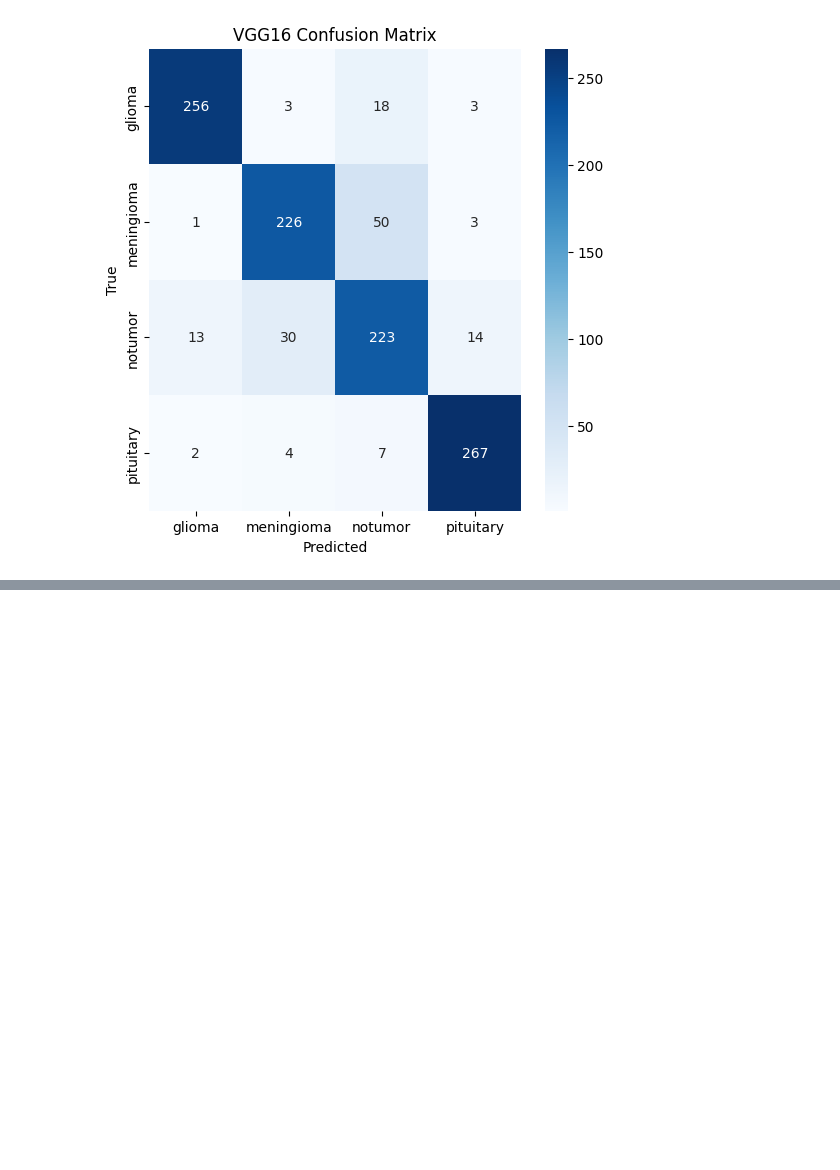
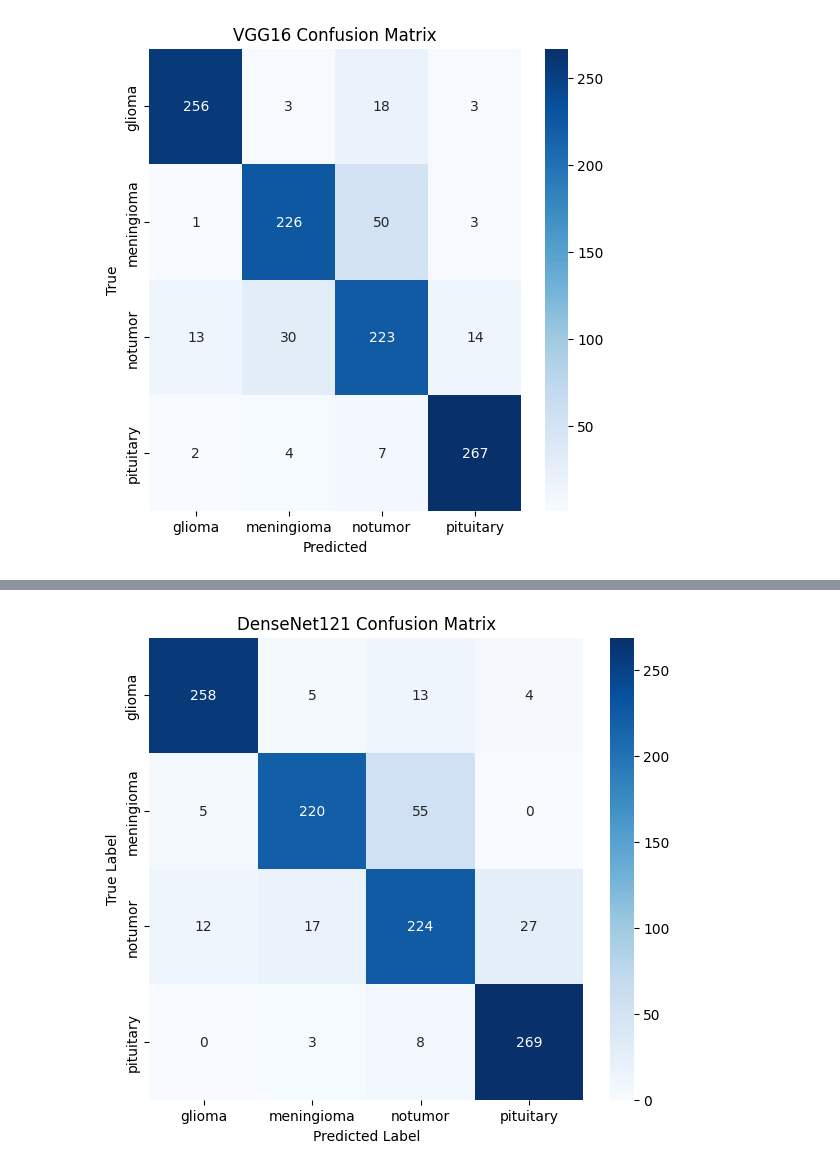
Before and after one commit to SudehMirzaei/brain-tumor-classification, a Jupyter notebook: brain_tumor_classification.ipynb, the cells around one changed output, grey strips where cells are left out. Cells and saved outputs as stored; diff of their text form; code cells hidden in the pictures; blank space fills up the shorter version.

```diff
--- a/brain_tumor_classification.ipynb
+++ b/brain_tumor_classification.ipynb
@@ -808,0 +1050,5 @@ plt.show()
+# %%
+from tensorflow.keras.applications.densenet import preprocess_input
+
+X_train_rgb = preprocess_input(X_train_rgb * 255.0)
+X_test_rgb = preprocess_input(X_test_rgb * 255.0)
@@ -808,0 +1096,9 @@ plt.show()
+# %%
+best_model = tf.keras.models.load_model(
+    "best_densenet121.keras"
+)
+# %%
+y_pred = best_model.predict(X_test_rgb)
+
+y_pred_classes = y_pred.argmax(axis=1)
+y_true = y_test_cat.argmax(axis=1)
@@ -808,0 +1128,26 @@ plt.show()
+# %%
+import matplotlib.pyplot as plt
+import seaborn as sns
+
+from sklearn.metrics import confusion_matrix
+
+cm = confusion_matrix(y_true, y_pred_classes)
+
+plt.figure(figsize=(7,6))
+
+sns.heatmap(
+    cm,
+    annot=True,
+    fmt="d",
+    cmap="Blues",
+    xticklabels=class_names,
+    yticklabels=class_names
+)
+
+plt.xlabel("Predicted Label")
+plt.ylabel("True Label")
+plt.title("DenseNet121 Confusion Matrix")
+
+plt.show()
+# %% [output]
+[figure, added]
```
Also changed, not shown: parts of 43 cells of this notebook.
